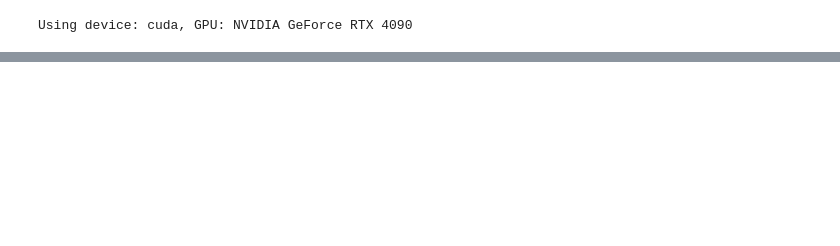
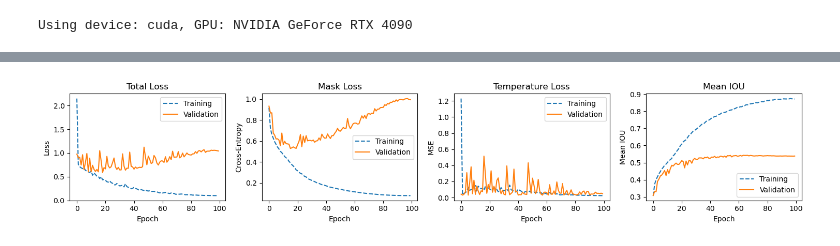
Before and after one commit to matzefit/Streetview-Image-Decoding, a Jupyter notebook: UNET-test.ipynb, the cells around one changed output, grey strips where cells are left out. Cells and saved outputs as stored; diff of their text form; code cells hidden in the pictures; blank space fills up the shorter version.

```diff
--- a/UNET-test.ipynb
+++ b/UNET-test.ipynb
@@ -231,4 +87,0 @@ def validation():
-# %%
-for epoch in range(1):
-    train(epoch)
-    validation()
@@ -252,0 +170,12 @@ Validation total loss: 6293.506 -  Mask Loss: 3146416.957, Temp Loss: 3358.517,
+# %%
+num_classes = 11
+model = ResidualUNet(num_classes)
+model = model.to(device)
+
+total_epoch = 100
+
+log_interval = 20
+
+
+optimizer = optim.Adam(model.parameters(), lr=0.01)
+scheduler = torch.optim.lr_scheduler.CosineAnnealingLR(optimizer, T_max=total_epoch)
@@ -252,0 +230,41 @@ Validation total loss: 6293.506 -  Mask Loss: 3146416.957, Temp Loss: 3358.517,
+# %%
+plt.figure(figsize=(15, 3))
+
+plt.subplot(1, 4, 1)
+plt.plot(train_loss, label='Training', linestyle = 'dashed' )
+plt.plot(val_loss, label='Validation', )
+plt.title('Total Loss')
+plt.xlabel('Epoch')
+plt.ylabel('Loss')
+plt.legend()
+
+plt.subplot(1, 4, 2)
+plt.plot(train_mask_loss, label='Training',  linestyle = 'dashed')
+plt.plot(val_mask_loss, label='Validation')
+plt.title('Mask Loss')
+plt.xlabel('Epoch')
+plt.ylabel('Cross-Entropy')
+plt.legend()
+
+
+plt.subplot(1, 4, 3)
+plt.plot(train_temp_loss, label='Training',  linestyle = 'dashed')
+plt.plot(val_temp_loss, label='Validation')
+plt.title('Temperature Loss')
+plt.xlabel('Epoch')
+plt.ylabel('MSE')
+plt.legend()
+
+
+plt.subplot(1, 4, 4)
+plt.plot(train_epoch_iou, label='Training', linestyle = 'dashed')
+plt.plot(val_epoch_iou, label='Validation')
+plt.title('Mean IOU')
+plt.xlabel('Epoch')
+plt.ylabel('Mean IOU')
+plt.legend()
+
+plt.tight_layout()
+plt.show()
+# %% [output]
+[figure, added]
```
Also changed, not shown: parts of 21 cells of this notebook, 2 other files.
